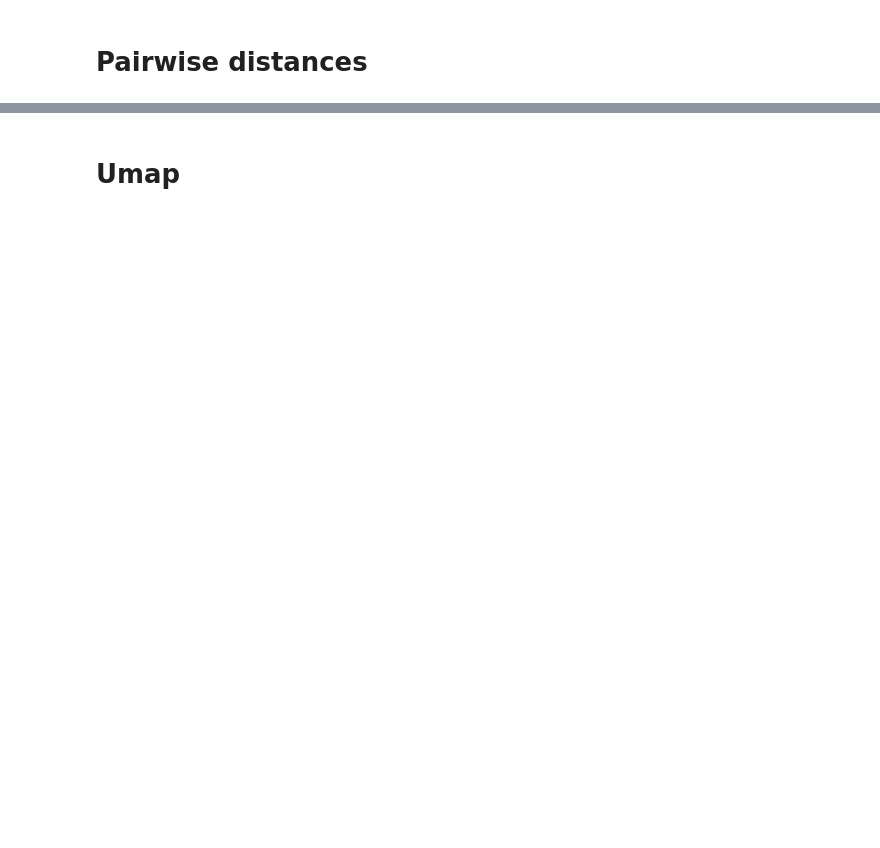
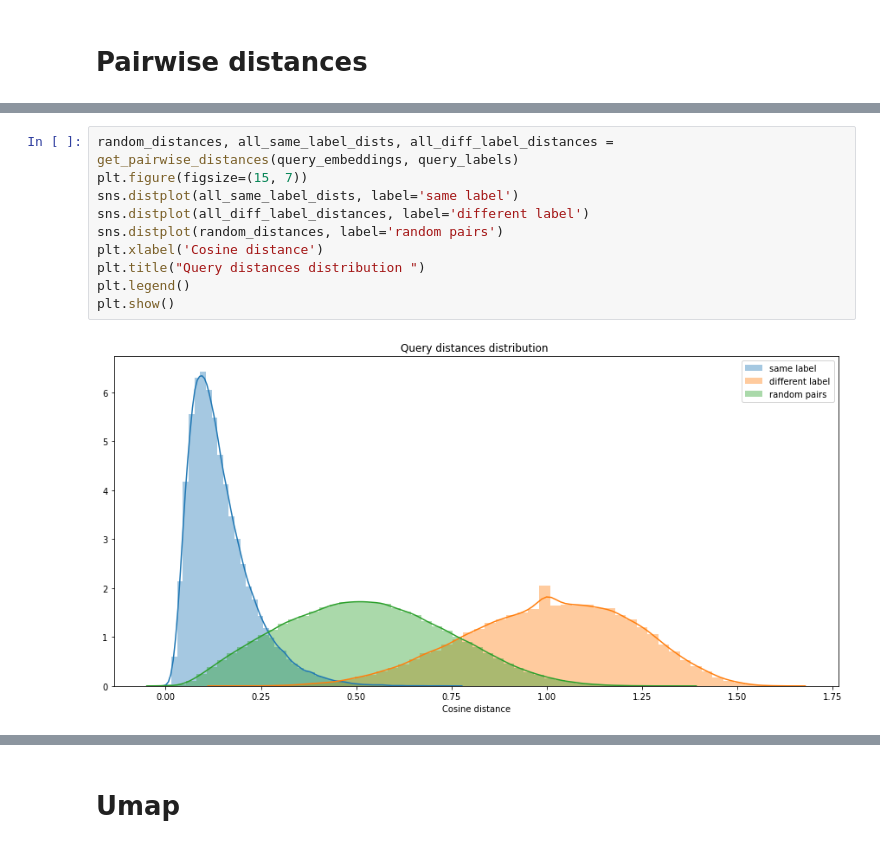
Before and after one commit to btseytlin/metric_experiments, a Jupyter notebook: result_inspection.ipynb, the cells around one changed output, grey strips where cells are left out. Drawn from its saved outputs; the diff is of its cells as text; blank space fills up the shorter version.

```diff
--- a/result_inspection.ipynb
+++ b/result_inspection.ipynb
@@ -244,3 +259,15 @@ plt.show()
+# %%
+random_distances, all_same_label_dists, all_diff_label_distances = get_pairwise_distances(query_embeddings, query_labels)
+plt.figure(figsize=(15, 7))
+sns.distplot(all_same_label_dists, label='same label')
+sns.distplot(all_diff_label_distances, label='different label')
+sns.distplot(random_distances, label='random pairs')
+plt.xlabel('Cosine distance')
+plt.title("Query distances distribution ")
+plt.legend()
+plt.show()
+# %% [output]
+[figure, added]
 # %%
 means = []
 stds = []
```
Also changed, not shown: parts of 16 cells of this notebook.
